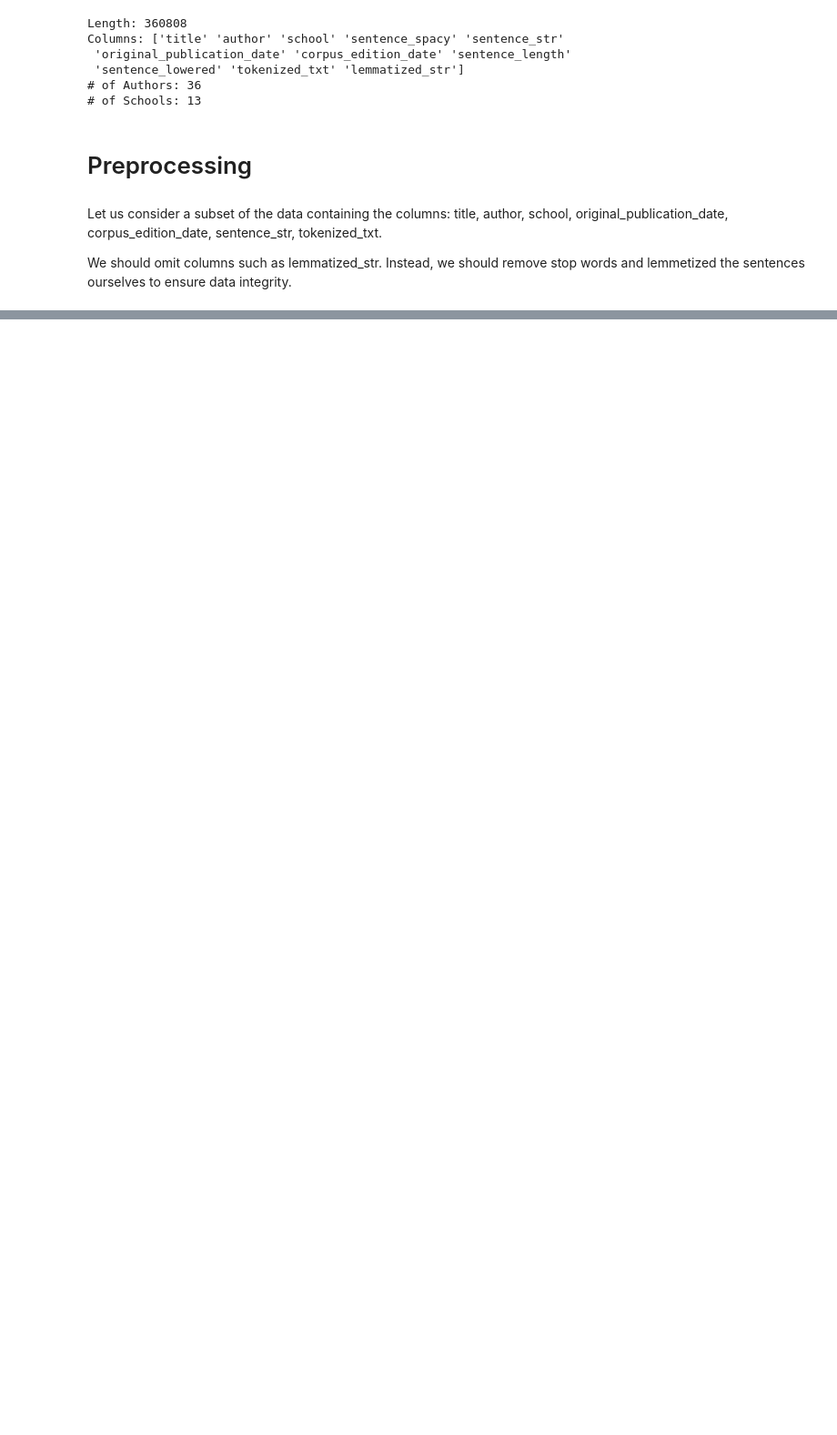
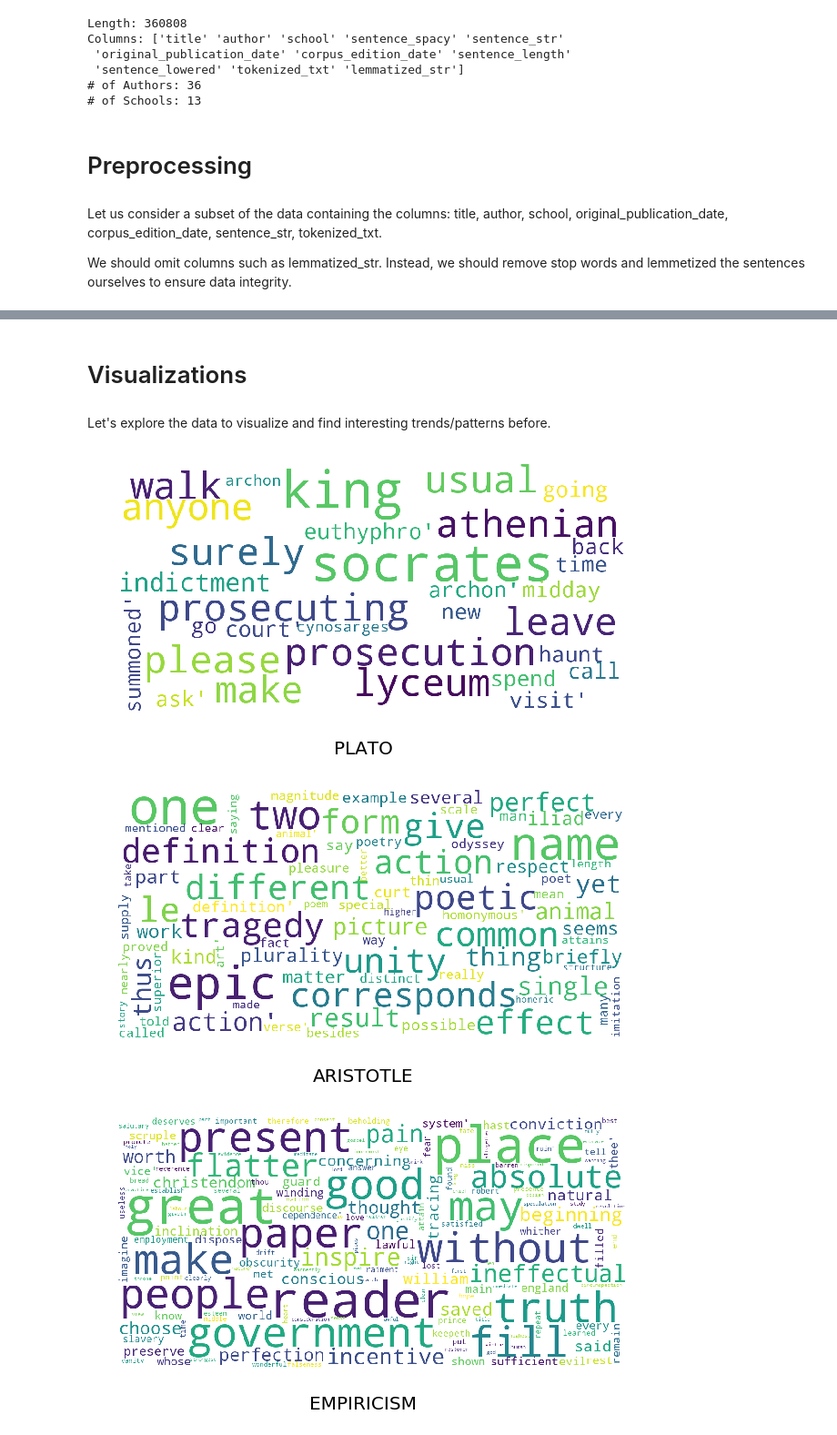
Before and after one commit to TZstatsADS/Fall2021-Project1-ncherukupalli, a Jupyter notebook: doc/nc-philosophy-data-story.ipynb, the cells around one changed output, grey strips where cells are left out. Shown at 91% size. Cells and saved outputs as stored; diff of their text form; code cells hidden in the pictures; blank space fills up the shorter version.

```diff
--- a/doc/nc-philosophy-data-story.ipynb
+++ b/doc/nc-philosophy-data-story.ipynb
@@ -35,7 +42,29 @@ df = raw_df.loc[:, relevant_cols].copy(deep=True)
 # %%
 import ast
-from lib.build_features import get_clean_sentence, get_vectorized_sentences
+from lib.build_features import get_clean_sentence
 
 df["lemmatized_str"] = df["tokenized_txt"].apply(
     lambda row: get_clean_sentence(ast.literal_eval(row))
 )
+df["lemmatized_str_len"] = df["lemmatized_str"].apply(
+    lambda row: len(row.split(" "))
+)
+# %% [markdown]
+# Visualizations
+# %% [markdown]
+Let's explore the data to visualize and find interesting trends/patterns before.
+# %%
+from lib.visualizations import display_wordcloud
+
+schools = df["school"].unique()
+for school in schools:
+    title = school.replace("_", " ").upper()
+    display_wordcloud(
+        df.loc[df["school"] == school, ["lemmatized_str"]].values,
+        title,
+        "../figs/wordcloud-{}.png".format(school)
+    )
+# %% [output]
+[figure, added]
+[figure, added]
+[figure, added]
```
Also changed, not shown: parts of 20 cells of this notebook, 6 other files.
